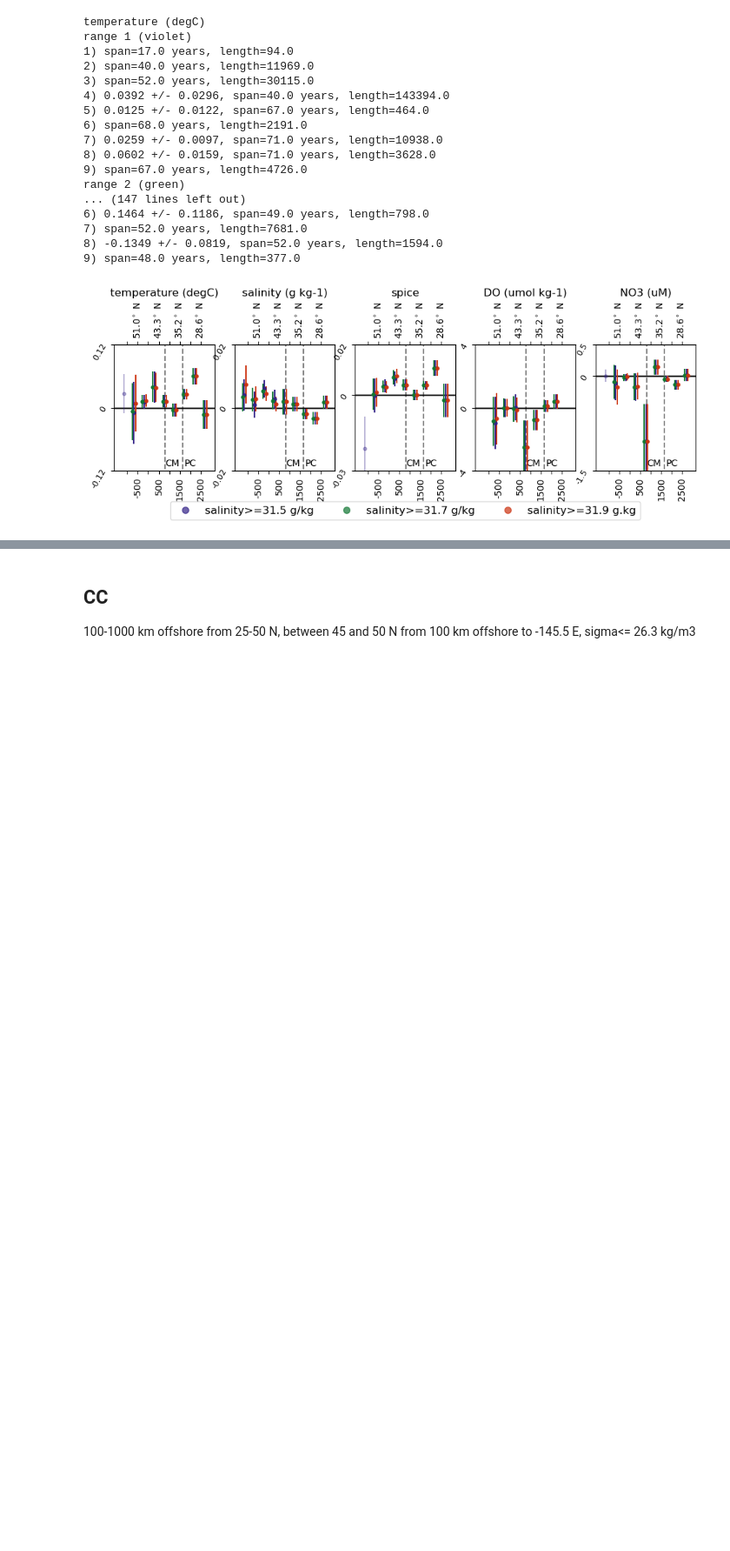
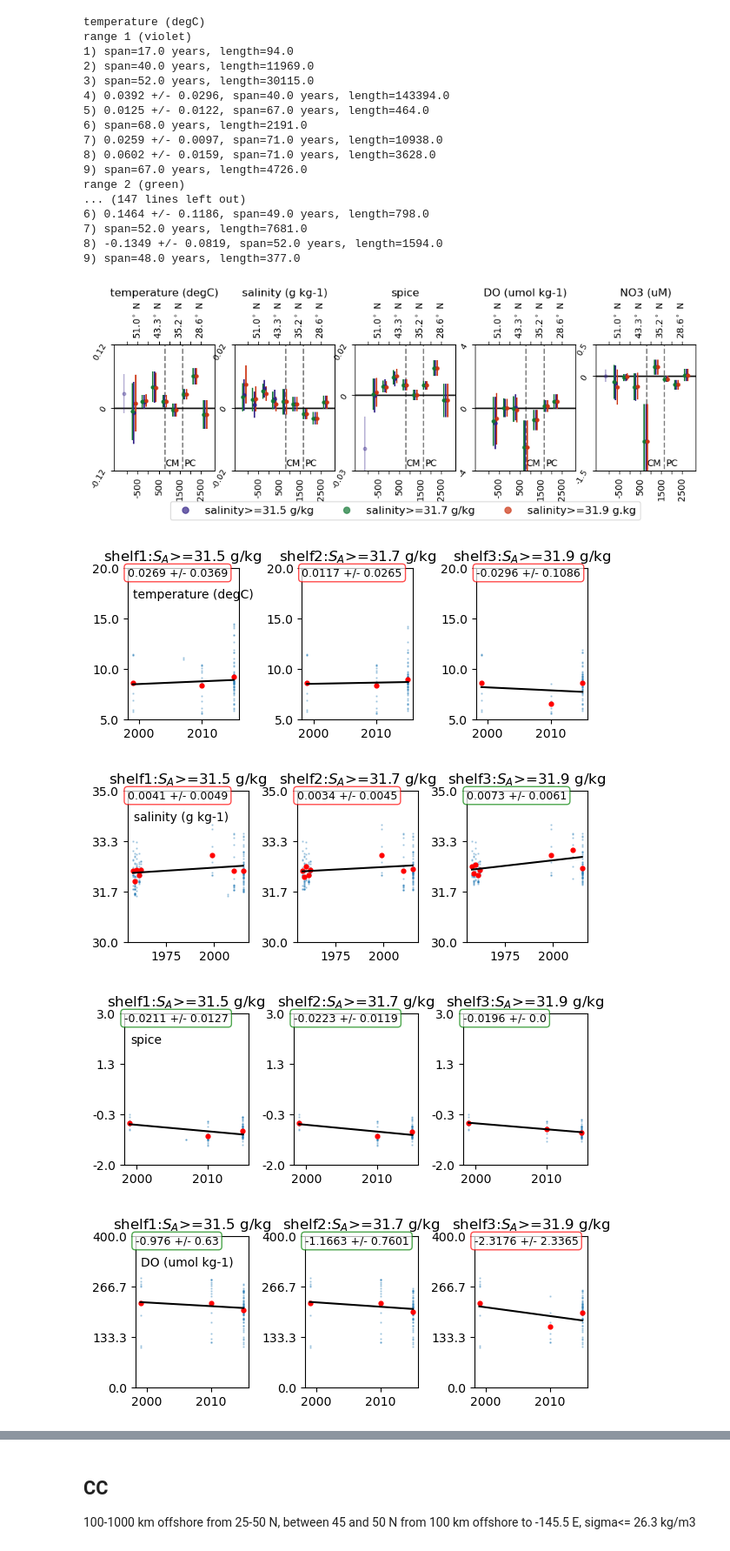
Before and after one commit to UBC-MOAD/analysis-becca, a Jupyter notebook: Synthesis/sensitivity.ipynb, the cells around one changed output, grey strips where cells are left out. Shown at 87% size. Cells and saved outputs as stored; diff of their text form; code cells hidden in the pictures; blank space fills up the shorter version.

```diff
--- a/Synthesis/sensitivity.ipynb
+++ b/Synthesis/sensitivity.ipynb
@@ -1201,3 +1299,22 @@ range 2 (green)
 8) -0.1349 +/- 0.0819, span=52.0 years, length=1594.0
 9) span=48.0 years, length=377.0
 [figure]
+# %%
+for var in varstrings:
+    fig, ax = plt.subplots(1,3,figsize=[6,2.5])
+
+    ax[0].text(0.05,0.8,var,transform=ax[0].transAxes,fontsize=10)
+
+    trend_check(shelf1,var,1,ax[0])
+    ax[0].set_title("shelf1:$S_A$>=31.5 g/kg")
+
+    trend_check(shelf2,var,1,ax[1])
+    ax[1].set_title("shelf2:$S_A$>=31.7 g/kg")
+
+    trend_check(shelf3,var,1,ax[2])
+    ax[2].set_title("shelf3:$S_A$>=31.9 g/kg")
+# %% [output]
+[figure, added]
+[figure, added]
+[figure, added]
+[figure, added]
```
Also changed, not shown: parts of 8 cells of this notebook.
